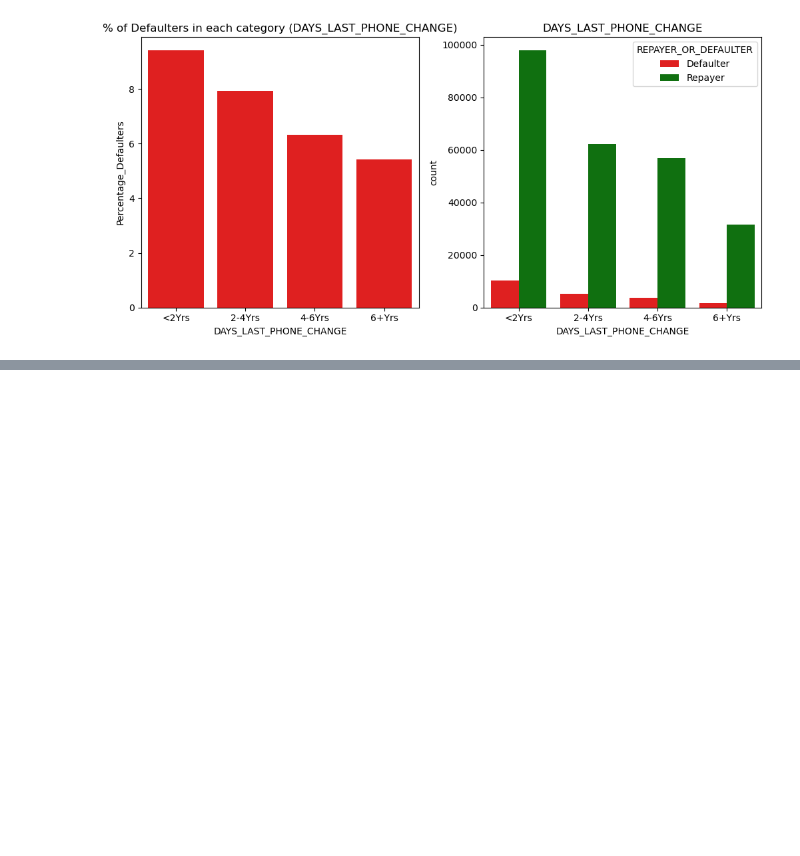
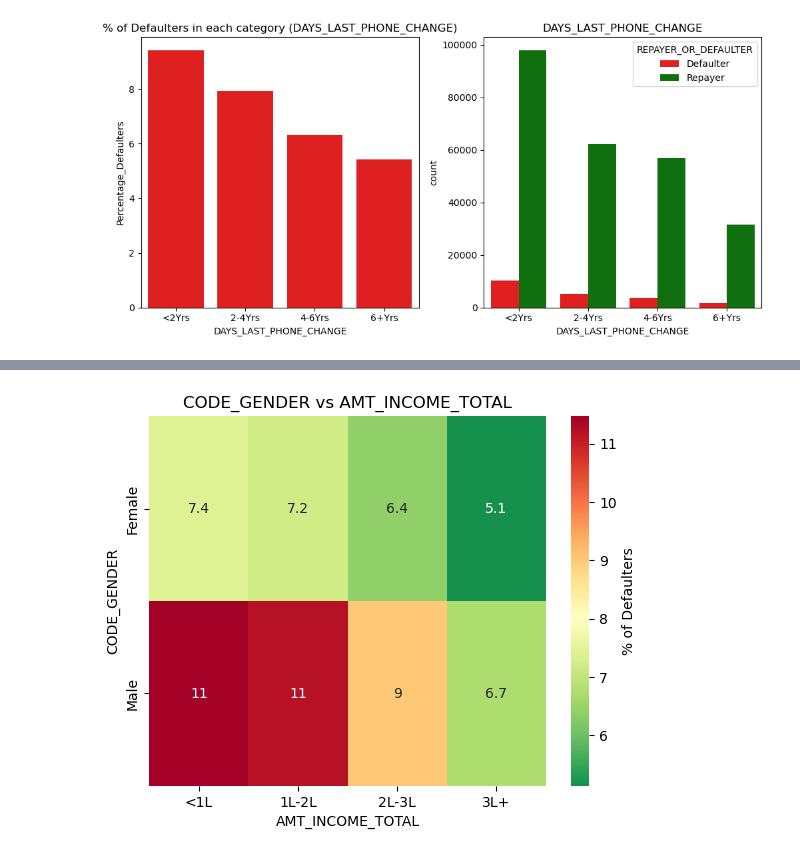
Before and after one commit to Punya-B-R/loan-approval-risk-analysis, a Jupyter notebook: Bank-Loan.ipynb, the cells around one changed output, grey strips where cells are left out. Cells and saved outputs as stored; diff of their text form; code cells hidden in the pictures; blank space fills up the shorter version.

```diff
--- a/Bank-Loan.ipynb
+++ b/Bank-Loan.ipynb
@@ -456,0 +467,4 @@ app_univariate_categorical('DAYS_LAST_PHONE_CHANGE')
+# %%
+app_heatmap('CODE_GENDER', 'AMT_INCOME_TOTAL')
+# %% [output]
+[figure, added]
```
Also changed, not shown: parts of 5 cells of this notebook.
